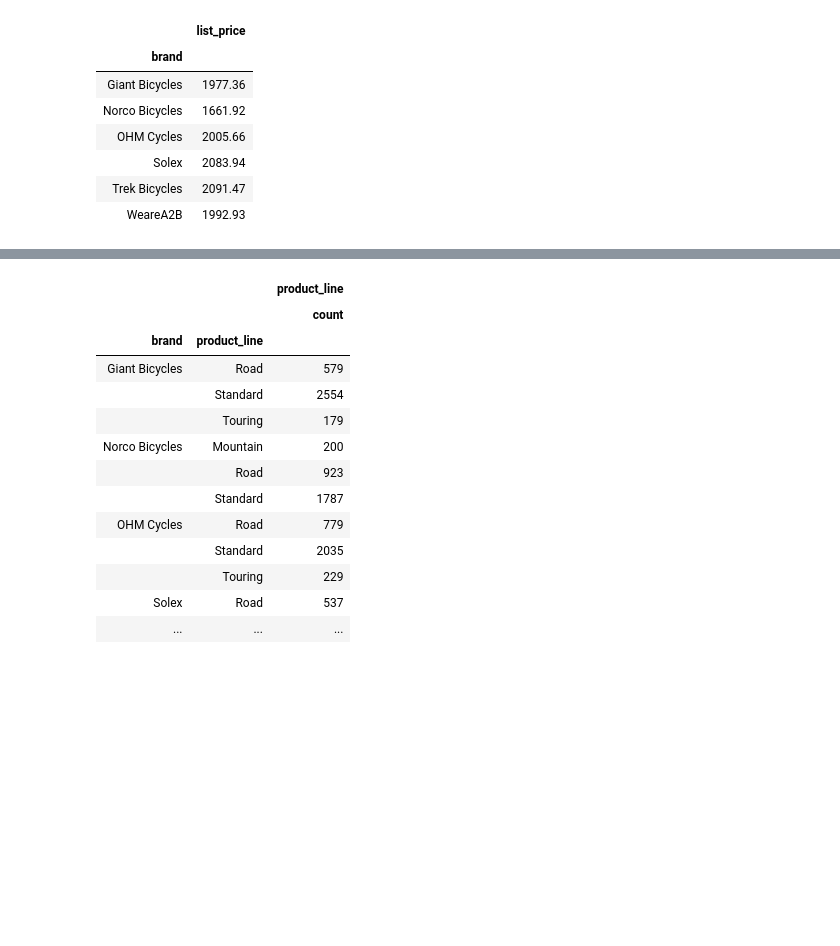
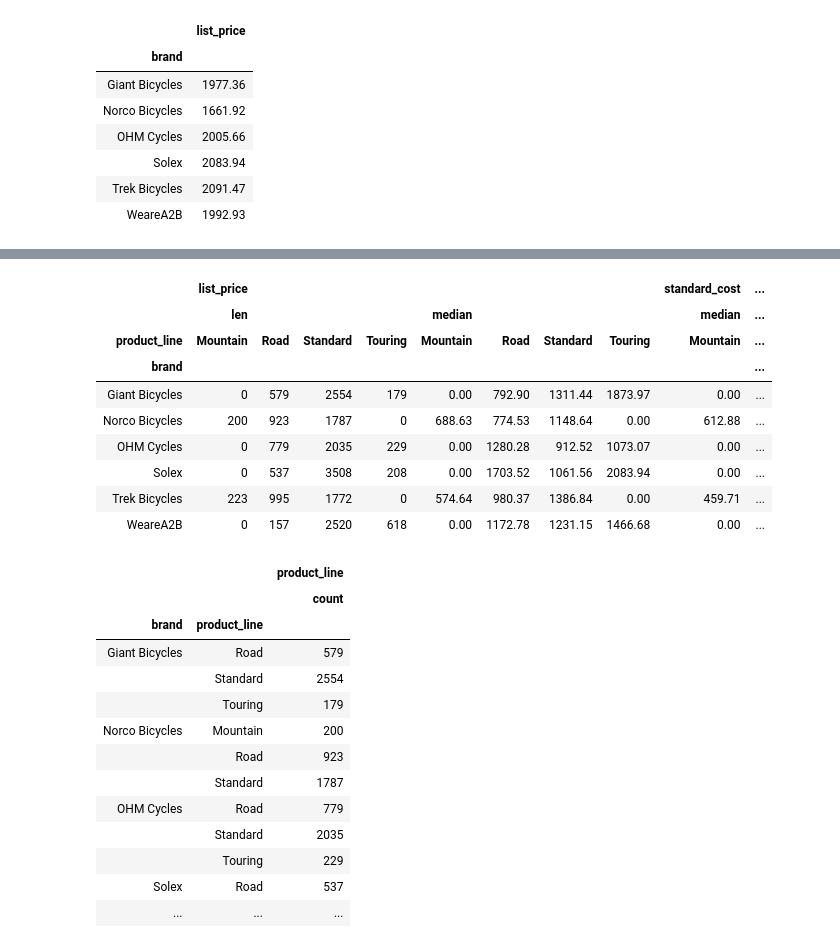
Before and after one commit to molinexx/Data-analysis-with-Python, a Jupyter notebook: Cycle data analysis.ipynb, the cells around one changed output, grey strips where cells are left out. Saved outputs shown, nothing was run; the diff lists cells and outputs as text; code cells hidden in the pictures; blank space fills up the shorter version.

```diff
--- a/Cycle data analysis.ipynb
+++ b/Cycle data analysis.ipynb
@@ -125,2 +169,16 @@ data.pivot_table(index="brand", columns="product_line", values = "list_price", a
+# %%
+# different view, we loosing side by side comparison
+data.pivot_table(index =["brand"], columns='product_line', values = ['list_price', "standard_cost"], aggfunc={ "list_price":[len,np.median],"standard_cost":[np.median]}, fill_value =0)
+# %% [output]
+|  | list_price |  |  |  |  |  |  |  | standard_cost | ... |
+|  | len |  |  |  | median |  |  |  | median | ... |
+| product_line | Mountain | Road | Standard | Touring | Mountain | Road | Standard | Touring | Mountain | ... |
+| brand |  |  |  |  |  |  |  |  |  | ... |
+| Giant Bicycles | 0 | 579 | 2554 | 179 | 0.00 | 792.90 | 1311.44 | 1873.97 | 0.00 | ... |
+| Norco Bicycles | 200 | 923 | 1787 | 0 | 688.63 | 774.53 | 1148.64 | 0.00 | 612.88 | ... |
+| OHM Cycles | 0 | 779 | 2035 | 229 | 0.00 | 1280.28 | 912.52 | 1073.07 | 0.00 | ... |
+| Solex | 0 | 537 | 3508 | 208 | 0.00 | 1703.52 | 1061.56 | 2083.94 | 0.00 | ... |
+| Trek Bicycles | 223 | 995 | 1772 | 0 | 574.64 | 980.37 | 1386.84 | 0.00 | 459.71 | ... |
+| WeareA2B | 0 | 157 | 2520 | 618 | 0.00 | 1172.78 | 1231.15 | 1466.68 | 0.00 | ... |
 # %%
 data.groupby(["brand", "product_line"]).agg({"product_line":["count"]})
```
Also changed, not shown: parts of 19 cells of this notebook.
